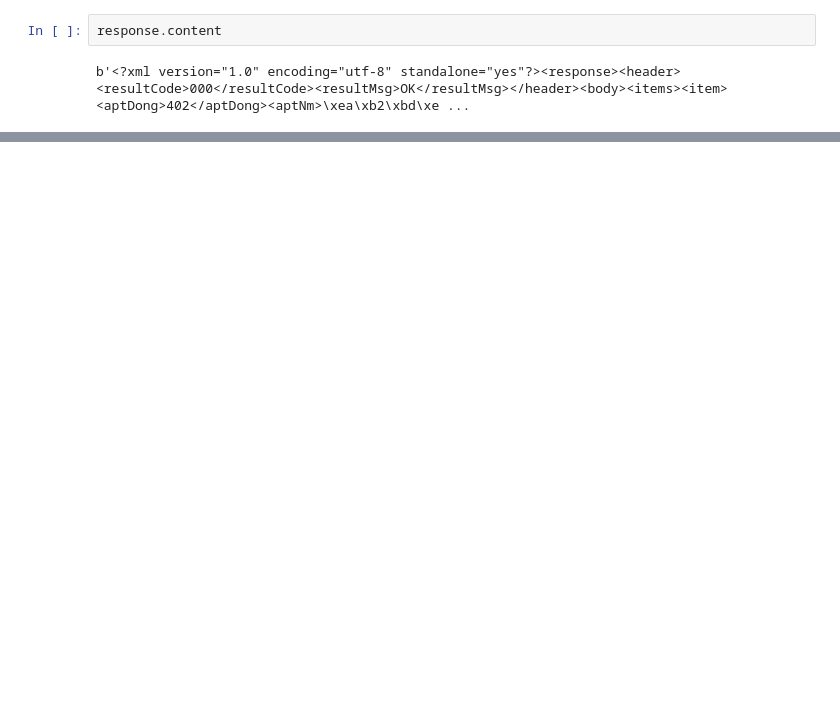
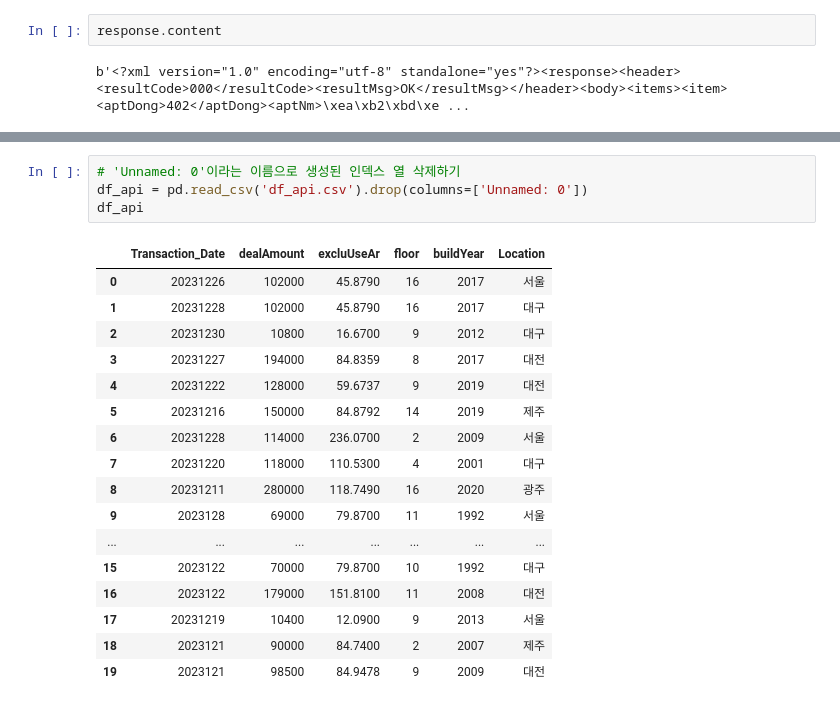
Before and after one commit to miggi27/AI_test, a Jupyter notebook: data_analysis/APT_FeatureEng.ipynb, the cells around one changed output, grey strips where cells are left out. Saved outputs shown, nothing was run; the diff lists cells and outputs as text; blank space fills up the shorter version.

```diff
--- a/data_analysis/APT_FeatureEng.ipynb
+++ b/data_analysis/APT_FeatureEng.ipynb
@@ -154,0 +249,22 @@ from sklearn.preprocessing import StandardScaler
+# %%
+# 'Unnamed: 0'이라는 이름으로 생성된 인덱스 열 삭제하기
+df_api = pd.read_csv('df_api.csv').drop(columns=['Unnamed: 0'])
+df_api
+# %% [output]
+|  | Transaction_Date | dealAmount | excluUseAr | floor | buildYear | Location |
+| 0 | 20231226 | 102000 | 45.8790 | 16 | 2017 | 서울 |
+| 1 | 20231228 | 102000 | 45.8790 | 16 | 2017 | 대구 |
+| 2 | 20231230 | 10800 | 16.6700 | 9 | 2012 | 대구 |
+| 3 | 20231227 | 194000 | 84.8359 | 8 | 2017 | 대전 |
+| 4 | 20231222 | 128000 | 59.6737 | 9 | 2019 | 대전 |
+| 5 | 20231216 | 150000 | 84.8792 | 14 | 2019 | 제주 |
+| 6 | 20231228 | 114000 | 236.0700 | 2 | 2009 | 서울 |
+| 7 | 20231220 | 118000 | 110.5300 | 4 | 2001 | 대구 |
+| 8 | 20231211 | 280000 | 118.7490 | 16 | 2020 | 광주 |
+| 9 | 2023128 | 69000 | 79.8700 | 11 | 1992 | 서울 |
+| ... | ... | ... | ... | ... | ... | ... |
+| 15 | 2023122 | 70000 | 79.8700 | 10 | 1992 | 대구 |
+| 16 | 2023122 | 179000 | 151.8100 | 11 | 2008 | 대전 |
+| 17 | 20231219 | 10400 | 12.0900 | 9 | 2013 | 서울 |
+| 18 | 2023121 | 90000 | 84.7400 | 2 | 2007 | 제주 |
+| 19 | 2023121 | 98500 | 84.9478 | 9 | 2009 | 대전 |
```
Also changed, not shown: parts of 19 cells of this notebook, 7 other files.
